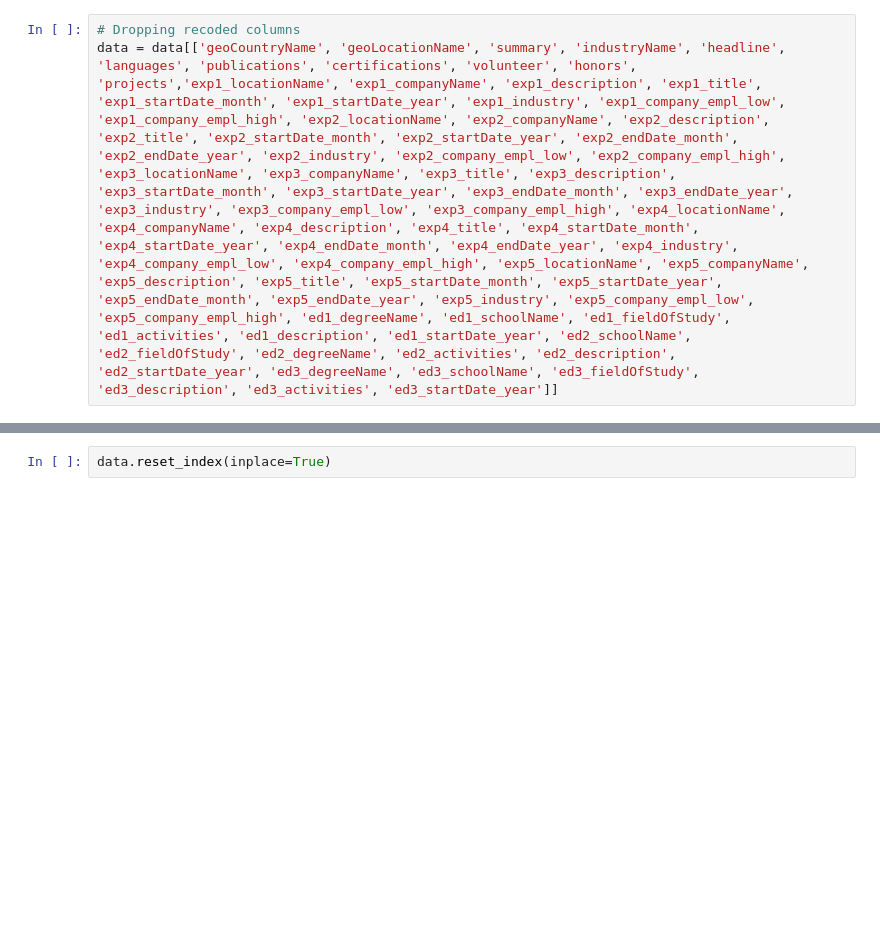
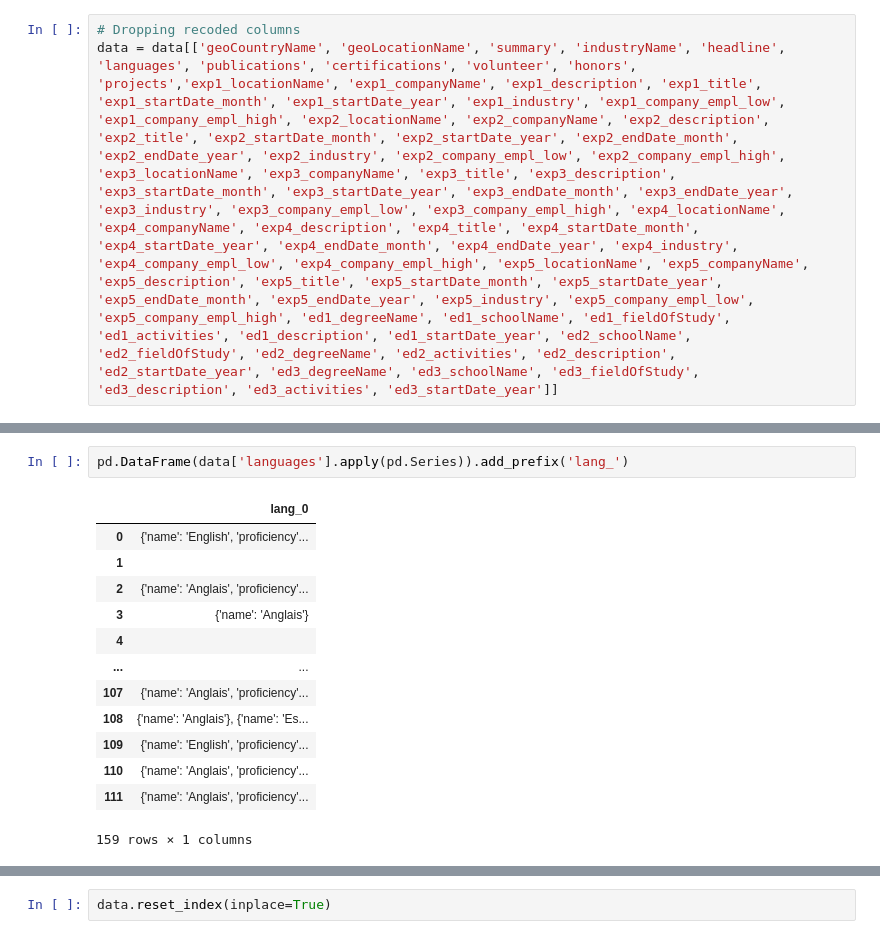
Before and after one commit to tatdef/IH_final_project, a Jupyter notebook: modeling/making_database.ipynb, the cells around one changed output, grey strips where cells are left out. Drawn from its saved outputs; the diff is of its cells as text; blank space fills up the shorter version.

```diff
--- a/modeling/making_database.ipynb
+++ b/modeling/making_database.ipynb
@@ -23,0 +56,16 @@ data = data[['geoCountryName', 'geoLocationName', 'summary', 'industryName', 'he
+# %%
+pd.DataFrame(data['languages'].apply(pd.Series)).add_prefix('lang_')
+# %% [output]
+|  | lang_0 |
+| 0 | {'name': 'English', 'proficiency'... |
+| 1 |  |
+| 2 | {'name': 'Anglais', 'proficiency'... |
+| 3 | {'name': 'Anglais'} |
+| 4 |  |
+| ... | ... |
+| 107 | {'name': 'Anglais', 'proficiency'... |
+| 108 | {'name': 'Anglais'}, {'name': 'Es... |
+| 109 | {'name': 'English', 'proficiency'... |
+| 110 | {'name': 'Anglais', 'proficiency'... |
+| 111 | {'name': 'Anglais', 'proficiency'... |
+159 rows × 1 columns
```
Also changed, not shown: parts of 62 cells of this notebook, 4 other files.
